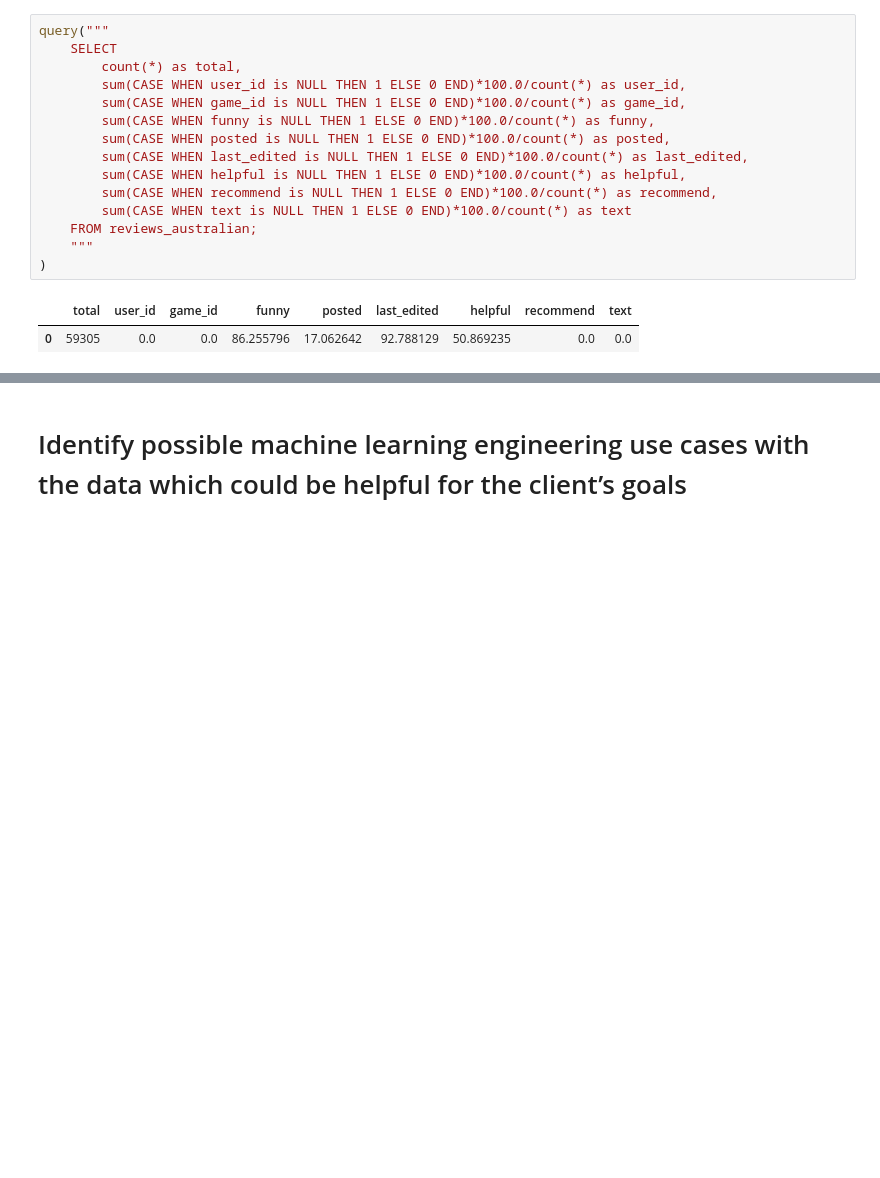
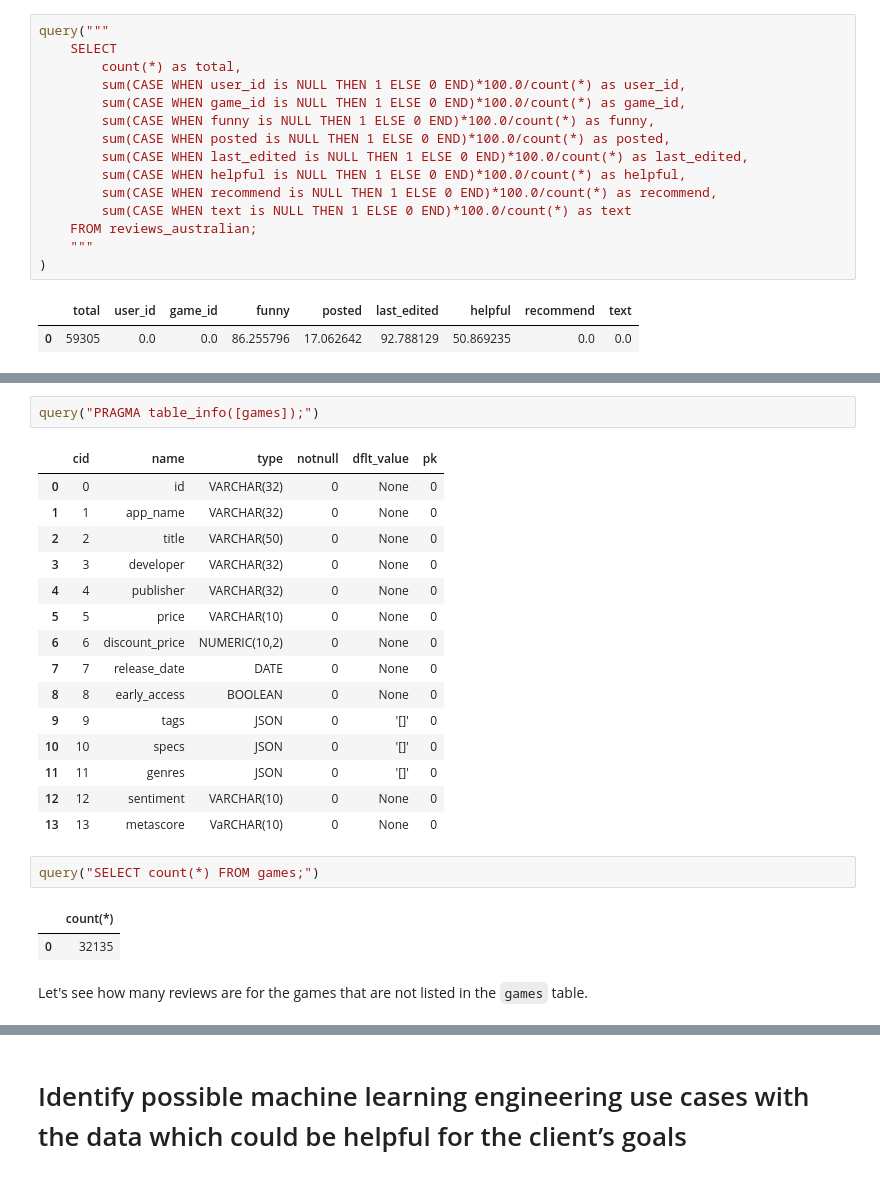
Before and after one commit to ayorgo/steam-recsys, a Jupyter notebook: steam-recsys.ipynb, the cells around one changed output, grey strips where cells are left out. Saved outputs shown, nothing was run; the diff lists cells and outputs as text; blank space fills up the shorter version.

```diff
--- a/steam-recsys.ipynb
+++ b/steam-recsys.ipynb
@@ -929,0 +955,25 @@ query("PRAGMA table_info([reviews_australian]);")
+# %%
+query("PRAGMA table_info([games]);")
+# %% [output]
+|  | cid | name | type | notnull | dflt_value | pk |
+| 0 | 0 | id | VARCHAR(32) | 0 | None | 0 |
+| 1 | 1 | app_name | VARCHAR(32) | 0 | None | 0 |
+| 2 | 2 | title | VARCHAR(50) | 0 | None | 0 |
+| 3 | 3 | developer | VARCHAR(32) | 0 | None | 0 |
+| 4 | 4 | publisher | VARCHAR(32) | 0 | None | 0 |
+| 5 | 5 | price | VARCHAR(10) | 0 | None | 0 |
+| 6 | 6 | discount_price | NUMERIC(10,2) | 0 | None | 0 |
+| 7 | 7 | release_date | DATE | 0 | None | 0 |
+| 8 | 8 | early_access | BOOLEAN | 0 | None | 0 |
+| 9 | 9 | tags | JSON | 0 | '[]' | 0 |
+| 10 | 10 | specs | JSON | 0 | '[]' | 0 |
+| 11 | 11 | genres | JSON | 0 | '[]' | 0 |
+| 12 | 12 | sentiment | VARCHAR(10) | 0 | None | 0 |
+| 13 | 13 | metascore | VaRCHAR(10) | 0 | None | 0 |
+# %%
+query("SELECT count(*) FROM games;")
+# %% [output]
+|  | count(*) |
+| 0 | 32135 |
+# %% [markdown]
+Let's see how many reviews are for the games that are not listed in the `games` table.
```
Also changed, not shown: parts of 21 cells of this notebook.
